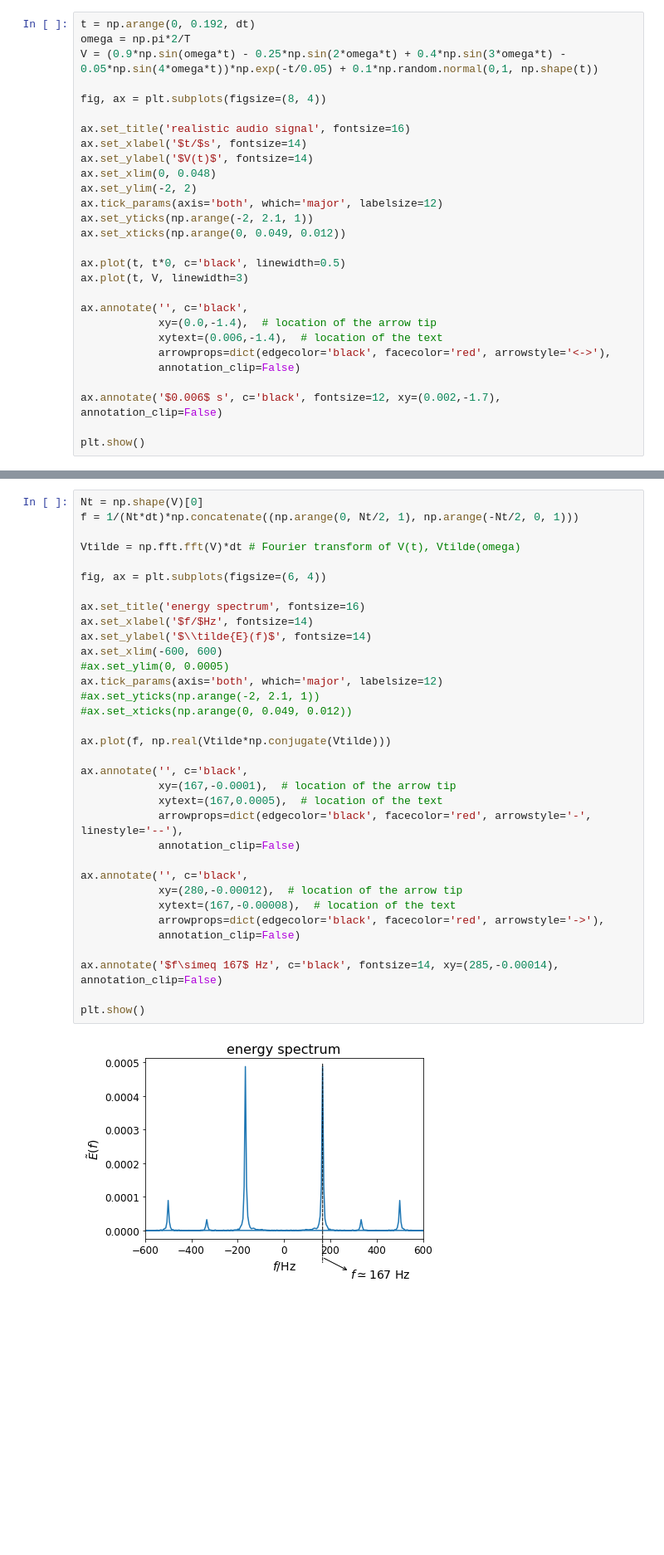
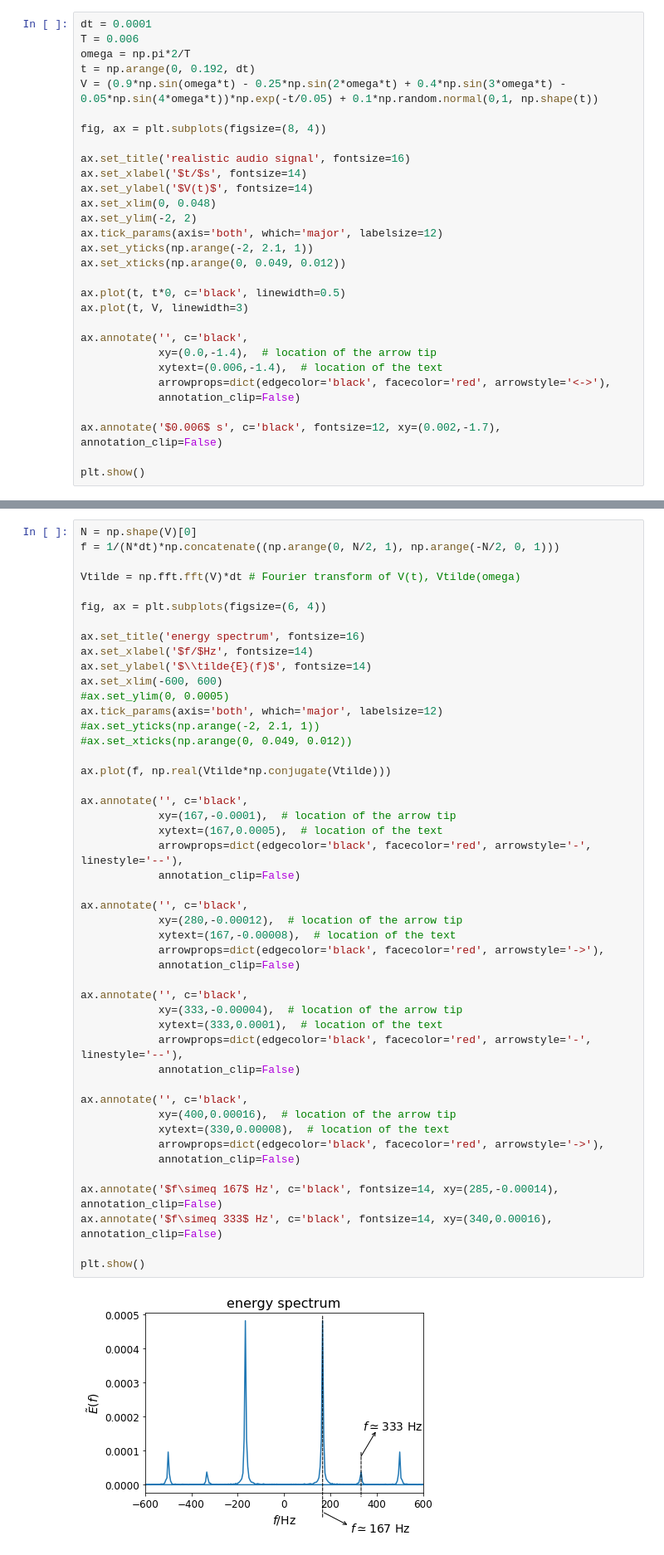
Before and after one commit to elsentjhung/sound-wave-analyser, a Jupyter notebook: sound_analyser.ipynb, the cells around one changed output, grey strips where cells are left out. Shown at 83% size. Drawn from its saved outputs; the diff is of its cells as text; blank space fills up the shorter version.

```diff
--- a/sound_analyser.ipynb
+++ b/sound_analyser.ipynb
@@ -257,7 +274,9 @@ __Question 2.__
 Show that if $V(t)$ is real then $\tilde{V}(-\omega)=\tilde{V}(\omega)^*$ for all $\omega\in\mathbb{R}$ and _vice versa_.
 # %%
+dt = 0.0001
+T = 0.006
+omega = np.pi*2/T
 t = np.arange(0, 0.192, dt)
-omega = np.pi*2/T
 V = (0.9*np.sin(omega*t) - 0.25*np.sin(2*omega*t) + 0.4*np.sin(3*omega*t) - 0.05*np.sin(4*omega*t))*np.exp(-t/0.05) + 0.1*np.random.normal(0,1, np.shape(t))
 
 fig, ax = plt.subplots(figsize=(8, 4))
@@ -315,37 +343,50 @@ __Question 3.__
 Show that the energy spectrum is symmetric, _i.e._ $\tilde{E}(\omega)=\tilde{E}(-\omega)$.
 # %%
-Nt = np.shape(V)[0]
-f = 1/(Nt*dt)*np.concatenate((np.arange(0, Nt/2, 1), np.arange(-Nt/2, 0, 1)))
+N = np.shape(V)[0]
+f = 1/(N*dt)*np.concatenate((np.arange(0, N/2, 1), np.arange(-N/2, 0, 1)))
 
 Vtilde = np.fft.fft(V)*dt # Fourier transform of V(t), Vtilde(omega)
 
 fig, ax = plt.subplots(figsize=(6, 4))
 
 ax.set_title('energy spectrum', fontsize=16)
 ax.set_xlabel('$f/$Hz', fontsize=14)
 ax.set_ylabel('$\\tilde{E}(f)$', fontsize=14)
 ax.set_xlim(-600, 600)
 #ax.set_ylim(0, 0.0005)
 ax.tick_params(axis='both', which='major', labelsize=12)
 #ax.set_yticks(np.arange(-2, 2.1, 1))
 #ax.set_xticks(np.arange(0, 0.049, 0.012))
 
 ax.plot(f, np.real(Vtilde*np.conjugate(Vtilde)))
 
 ax.annotate('', c='black',
             xy=(167,-0.0001),  # location of the arrow tip
             xytext=(167,0.0005),  # location of the text
             arrowprops=dict(edgecolor='black', facecolor='red', arrowstyle='-', linestyle='--'),
             annotation_clip=False)
 
 ax.annotate('', c='black',
             xy=(280,-0.00012),  # location of the arrow tip
             xytext=(167,-0.00008),  # location of the text
             arrowprops=dict(edgecolor='black', facecolor='red', arrowstyle='->'),
             annotation_clip=False)
 
+ax.annotate('', c='black',
+            xy=(333,-0.00004),  # location of the arrow tip
+            xytext=(333,0.0001),  # location of the text
+            arrowprops=dict(edgecolor='black', facecolor='red', arrowstyle='-', linestyle='--'),
+            annotation_clip=False)
+
+ax.annotate('', c='black',
+            xy=(400,0.00016),  # location of the arrow tip
+            xytext=(330,0.00008),  # location of the text
+            arrowprops=dict(edgecolor='black', facecolor='red', arrowstyle='->'),
+            annotation_clip=False)
+
 ax.annotate('$f\simeq 167$ Hz', c='black', fontsize=14, xy=(285,-0.00014), annotation_clip=False)
+ax.annotate('$f\simeq 333$ Hz', c='black', fontsize=14, xy=(340,0.00016), annotation_clip=False)
 
 plt.show()
 # %% [output]
-[figure, old version]
+[figure, new version]
```
Also changed, not shown: parts of 20 cells of this notebook, 2 other files.
